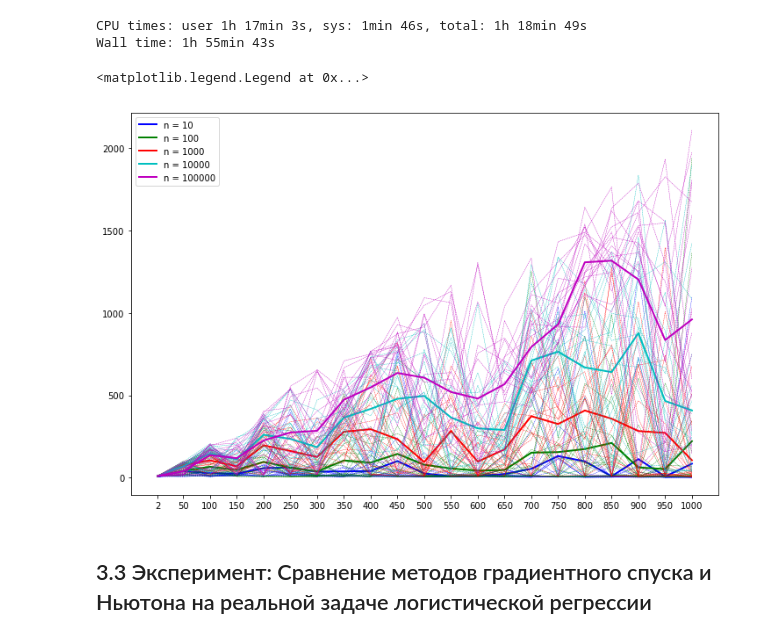
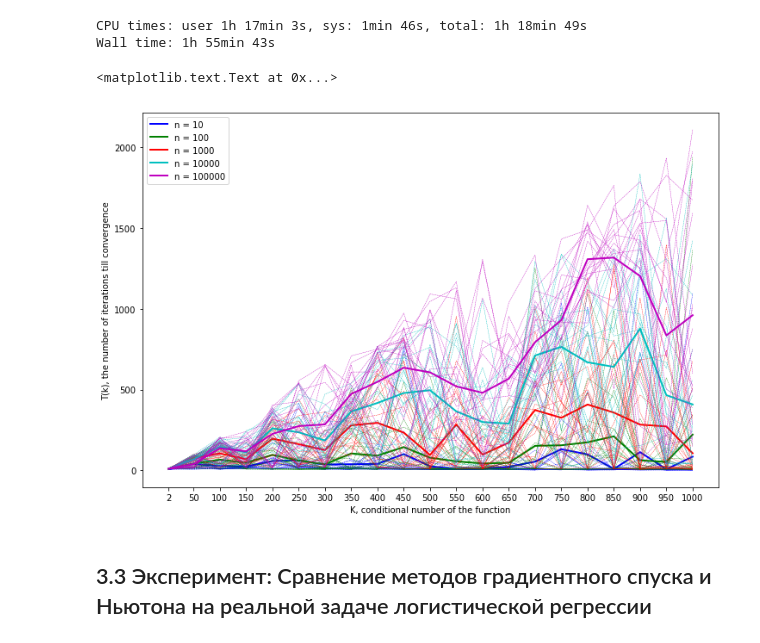
Before and after one commit to aksholokhov/mipt-momo-2017, a Jupyter notebook: task1/Experiments.ipynb, the cells around one changed output. Saved outputs shown, nothing was run; the diff lists cells and outputs as text; code cells hidden in the pictures.

```diff
--- a/task1/Experiments.ipynb
+++ b/task1/Experiments.ipynb
@@ -146,19 +154,19 @@ success
 # %%
 A = array([[15, 0], [0, 1]])
-b = array([1, 1])
+b = array([0, 0])
 quadratic = QuadraticOracle(A, b)
-x0 = array([4, 1])
+x0 = array([1, 4])
 x, message, history = gradient_descent(
         quadratic, x0,
         max_iter=10000,
         tolerance=1e-5,
         trace=True,
         line_search_options={
-            'method': 'Armijo',
+            'method': 'Constant',
             'alpha_0': 1,
             'c1': 1e-4,
             'c2': 0.9,
-            'c' : 0.2
+            'c' : 0.1
 
         }
     )
@@ -217,16 +229,18 @@ Wall time: 1h 55min 43s
 # %%
 figure(figsize=(12, 8))
 
 for i, (iters_n, color) in enumerate(zip((iters), ['b', 'g', 'r', 'c', 'm'])):
     for trajectory in iters_n:
         plot(K, trajectory, ls='--', linewidth=0.4, c=color)
     plot(K, mean(iters_n, axis=0), linewidth=2, c=color, label="n = %d"%(10**(i+1)))
 
 xticks(K ,K)
 legend()
+xlabel("K, conditional number of the function")
+ylabel("T(k), the number of iterations till convergence")
 # %% [output]
-<matplotlib.legend.Legend at 0x...>
+<matplotlib.text.Text at 0x...>
-[figure, old version]
+[figure, new version]
 # %% [markdown]
 ## 3.3 Эксперимент: Сравнение методов градиентного спуска и Ньютона на реальной задаче логистической регрессии
 # %%
```
Also changed, not shown: parts of 14 cells of this notebook.
